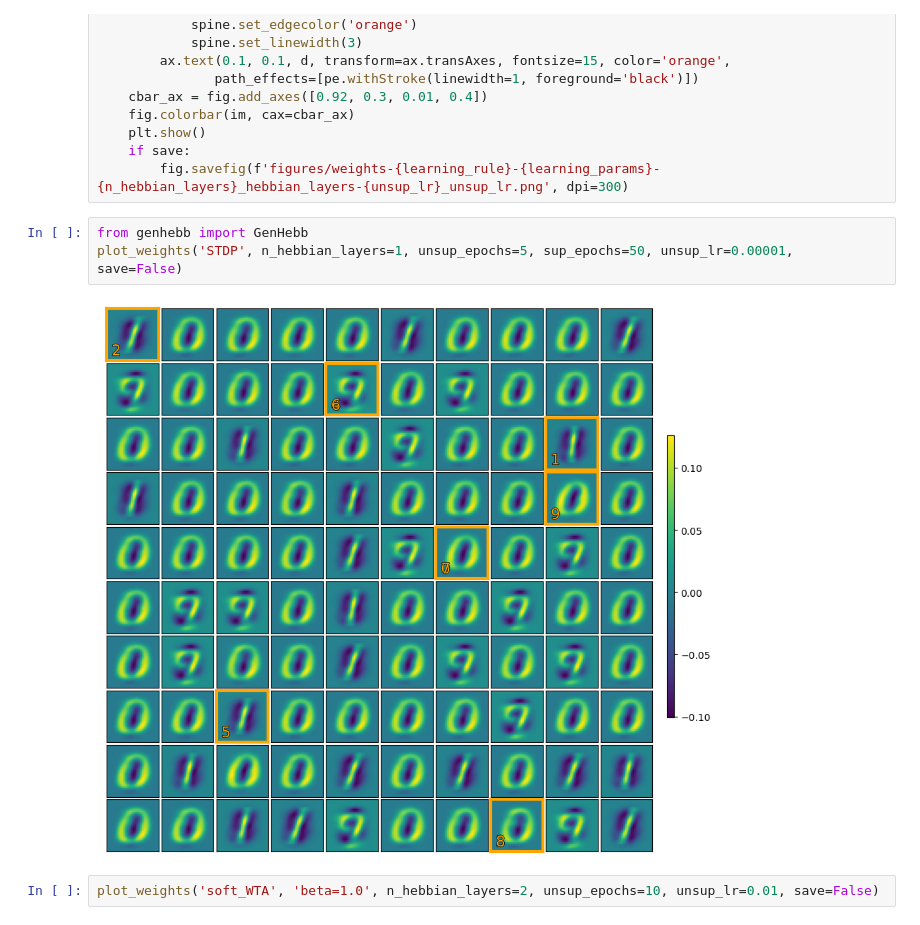
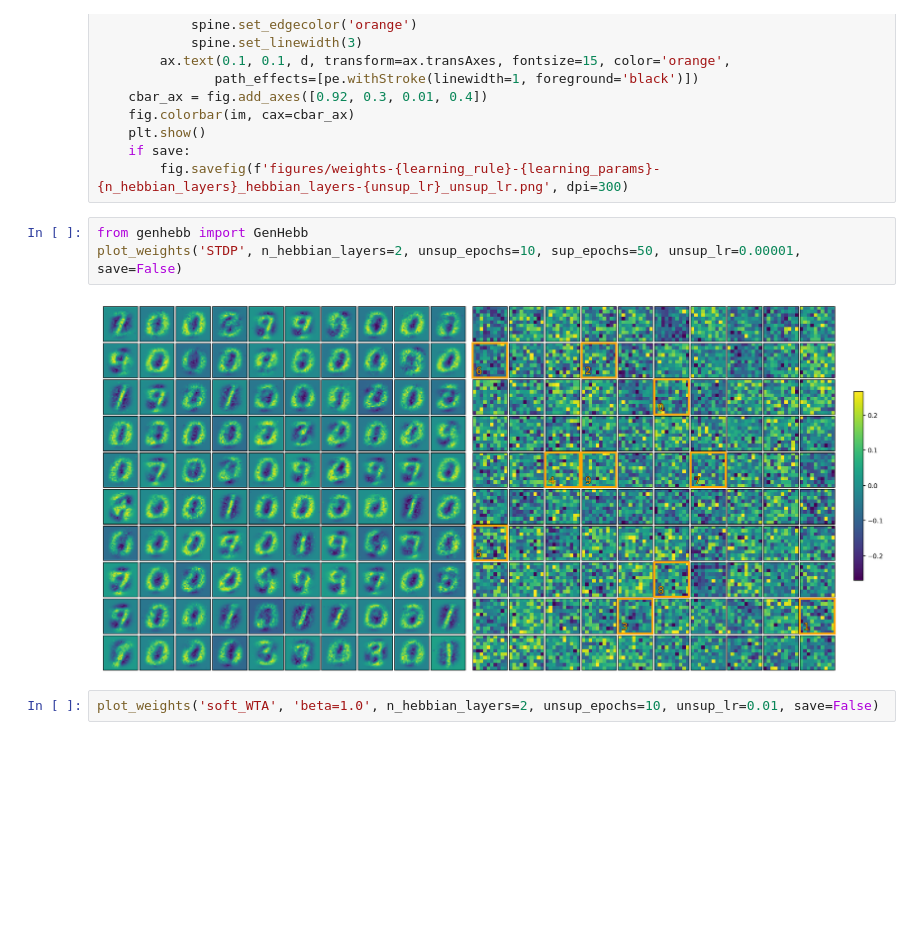
Before and after one commit to cutterdawes/HebbianLearning, a Jupyter notebook: experimental.ipynb, the cells around one changed output. Drawn from its saved outputs; the diff is of its cells as text; blank space fills up the shorter version.

```diff
--- a/experimental.ipynb
+++ b/experimental.ipynb
@@ -300,9 +300,9 @@ def plot_weights(learning_rule, learning_params='none', n_hebbian_layers=1, unsu
         fig.savefig(f'figures/weights-{learning_rule}-{learning_params}-{n_hebbian_layers}_hebbian_layers-{unsup_lr}_unsup_lr.png', dpi=300)
 # %%
 from genhebb import GenHebb
-plot_weights('STDP', n_hebbian_layers=1, unsup_epochs=5, sup_epochs=50, unsup_lr=0.00001, save=False)
+plot_weights('STDP', n_hebbian_layers=2, unsup_epochs=10, sup_epochs=50, unsup_lr=0.00001, save=False)
 # %% [output]
-[figure, old version]
+[figure, new version]
 # %%
 plot_weights('soft_WTA', 'beta=1.0', n_hebbian_layers=2, unsup_epochs=10, unsup_lr=0.01, save=False)
 # %% [output]
```
Also changed, not shown: 2 other files.
